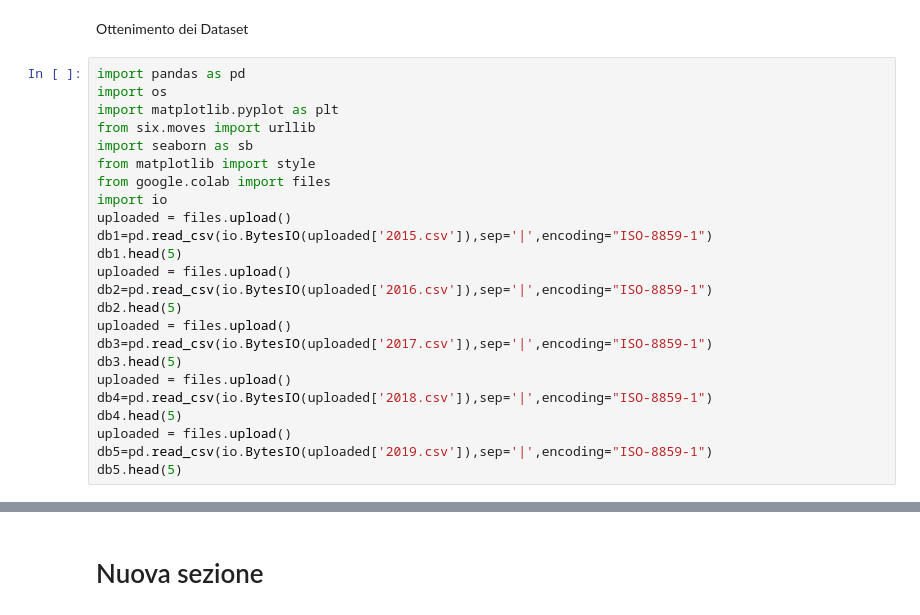
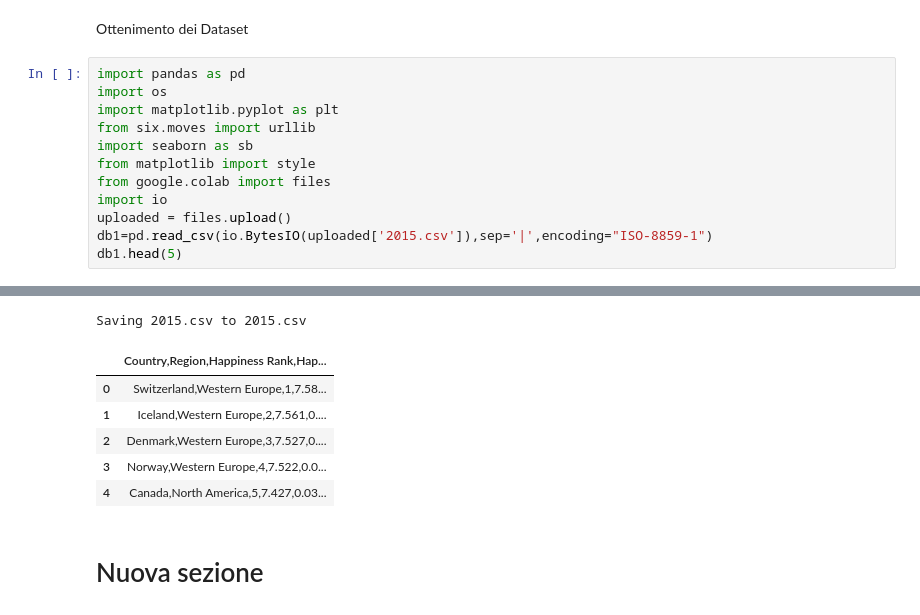
Before and after one commit to lnrdmnc/Model-prediction-for-terrorist-attacks-IA, a Jupyter notebook: Model_prediction_for_terrorist_attacks_IA.ipynb, the cells around one changed output, grey strips where cells are left out. Drawn from its saved outputs; the diff is of its cells as text.

Commit message:
Add  Global Terrorism Database dataset in the year 2015 and the word happines record dataset in the year 2015

```diff
--- a/Model_prediction_for_terrorist_attacks_IA.ipynb
+++ b/Model_prediction_for_terrorist_attacks_IA.ipynb
@@ -56,15 +63,4 @@ import io
 uploaded = files.upload()
 db1=pd.read_csv(io.BytesIO(uploaded['2015.csv']),sep='|',encoding="ISO-8859-1")
 db1.head(5)
-uploaded = files.upload()
-db2=pd.read_csv(io.BytesIO(uploaded['2016.csv']),sep='|',encoding="ISO-8859-1")
-db2.head(5)
-uploaded = files.upload()
-db3=pd.read_csv(io.BytesIO(uploaded['2017.csv']),sep='|',encoding="ISO-8859-1")
-db3.head(5)
-uploaded = files.upload()
-db4=pd.read_csv(io.BytesIO(uploaded['2018.csv']),sep='|',encoding="ISO-8859-1")
-db4.head(5)
-uploaded = files.upload()
-db5=pd.read_csv(io.BytesIO(uploaded['2019.csv']),sep='|',encoding="ISO-8859-1")
-db5.head(5)
+# %% [output]
@@ -71,2 +68,9 @@ db5.head(5)
+Saving 2015.csv to 2015.csv
+|  | Country,Region,Happiness Rank,Hap... |
+| 0 | Switzerland,Western Europe,1,7.58... |
+| 1 | Iceland,Western Europe,2,7.561,0.... |
+| 2 | Denmark,Western Europe,3,7.527,0.... |
+| 3 | Norway,Western Europe,4,7.522,0.0... |
+| 4 | Canada,North America,5,7.427,0.03... |
 # %% [markdown]
 # Nuova sezione
```
Also changed, not shown: parts of 2 cells of this notebook.
